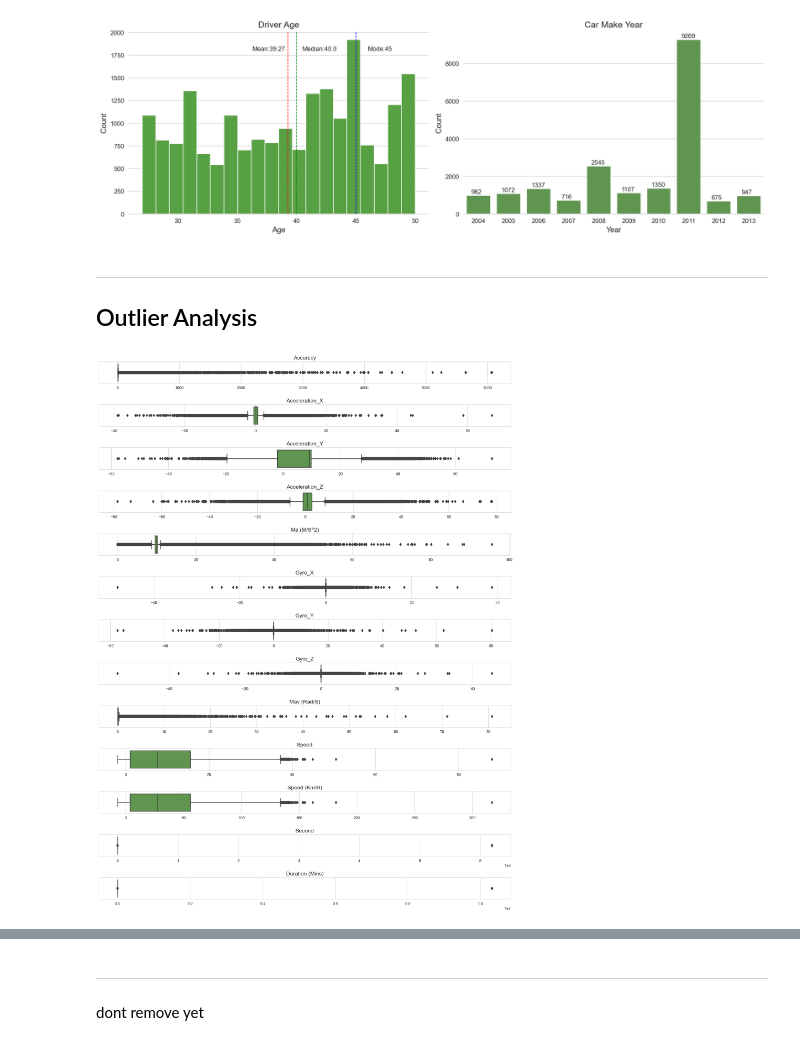
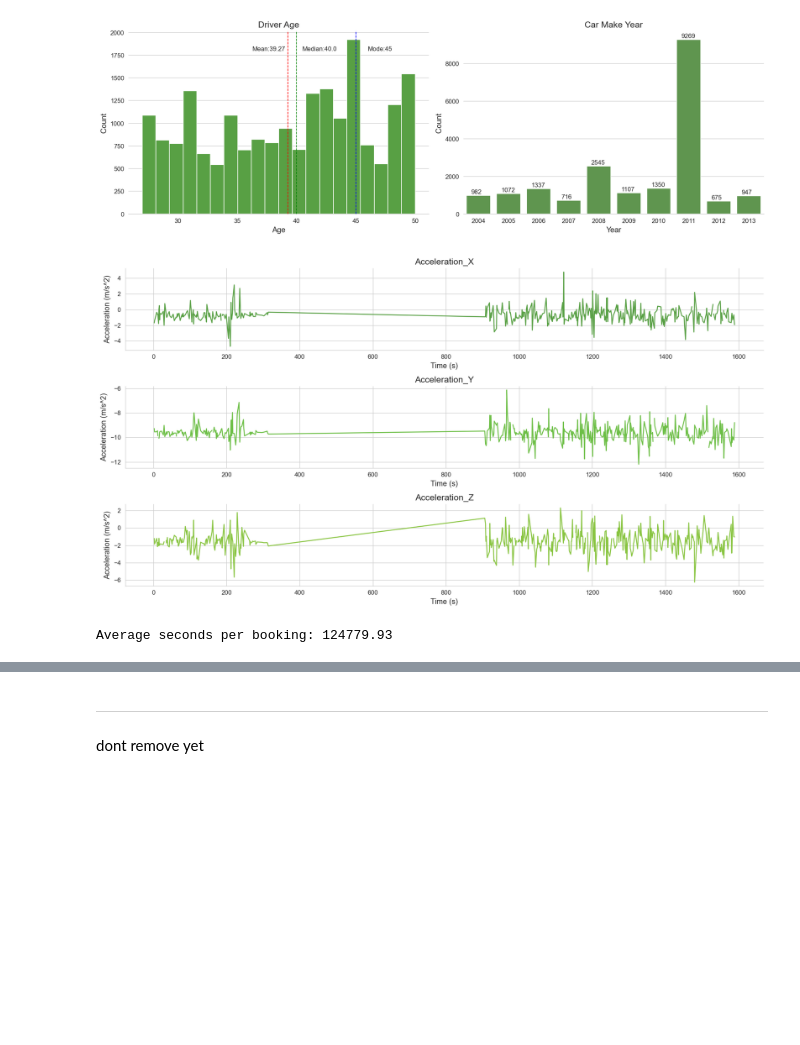
Before and after one commit to timothyckl/Just-Taxi-Analysis, a Jupyter notebook: analysis/eda.ipynb, the cells around one changed output, grey strips where cells are left out. Cells and saved outputs as stored; diff of their text form; code cells hidden in the pictures; blank space fills up the shorter version.

Commit message:
update eda and visualization notebooks

```diff
--- a/analysis/eda.ipynb
+++ b/analysis/eda.ipynb
@@ -385,24 +410,32 @@ plt.tight_layout()
 plt.show()
 # %% [output]
 [figure]
-# %% [markdown]
----
-
-## Outlier Analysis
-# %%
-continuous_cols = ['accuracy', 'acceleration_x', 'acceleration_y', 'acceleration_z', 'MA (m/s^2)', 'gyro_x', 'gyro_y', 'gyro_z', 'MAV (rad/s)', 'speed', 'speed (km/h)', 'second', 'duration (mins)']
-
-#plot boxplots of each continuous variable
-fig, axes = plt.subplots(len(continuous_cols), 1, figsize=(15, 20))
-axes = axes.flatten()
-
-for i, col in enumerate(continuous_cols):
-    sns.boxplot(x=col, data=cleaned_df.compute(), ax=axes[i], palette=palette)
-    axes[i].set_title(f'{col.title()}', fontsize=14, **hfont)
-    axes[i].set_xlabel('')
-    axes[i].set_ylabel('')
-
-plt.tight_layout()
-plt.show()
-# %% [output]
-[figure, removed]
+# %%
+accel_cols = ['acceleration_x', 'acceleration_y', 'acceleration_z']
+# %%
+time_steps = cleaned_df[cleaned_df['booking_id'] == 0].compute()['second'].values
+
+# plot acceleration data for booking_id 0
+fig, axes = plt.subplots(3, 1, figsize=(15, 8))
+
+for i, col in enumerate(accel_cols):
+    axes[i].plot(time_steps, cleaned_df[cleaned_df['booking_id'] == 0].compute()[col].values, color=palette[i])
+    axes[i].set_title(f'{col.title()}', fontsize=14, **hfont)
+    axes[i].set_xlabel('Time (s)', fontsize=12, **hfont)
+    axes[i].set_ylabel('Acceleration (m/s^2)', fontsize=12, **hfont)
+
+    # despine
+    axes[i].spines['right'].set_visible(False)
+    axes[i].spines['top'].set_visible(False)
+
+plt.tight_layout()
+plt.show()
+# %% [output]
+[figure, added]
+# %%
+avg_sec_per_booking = cleaned_df.groupby('booking_id')['second'].max()
+print(f'Average seconds per booking: {round(avg_sec_per_booking.mean().compute(), 2)}')
+
+# outliers are bookings with more than 43200 seconds/12hours of data
+# %% [output]
+Average seconds per booking: 124779.93
```
Also changed, not shown: parts of 15 cells of this notebook.
